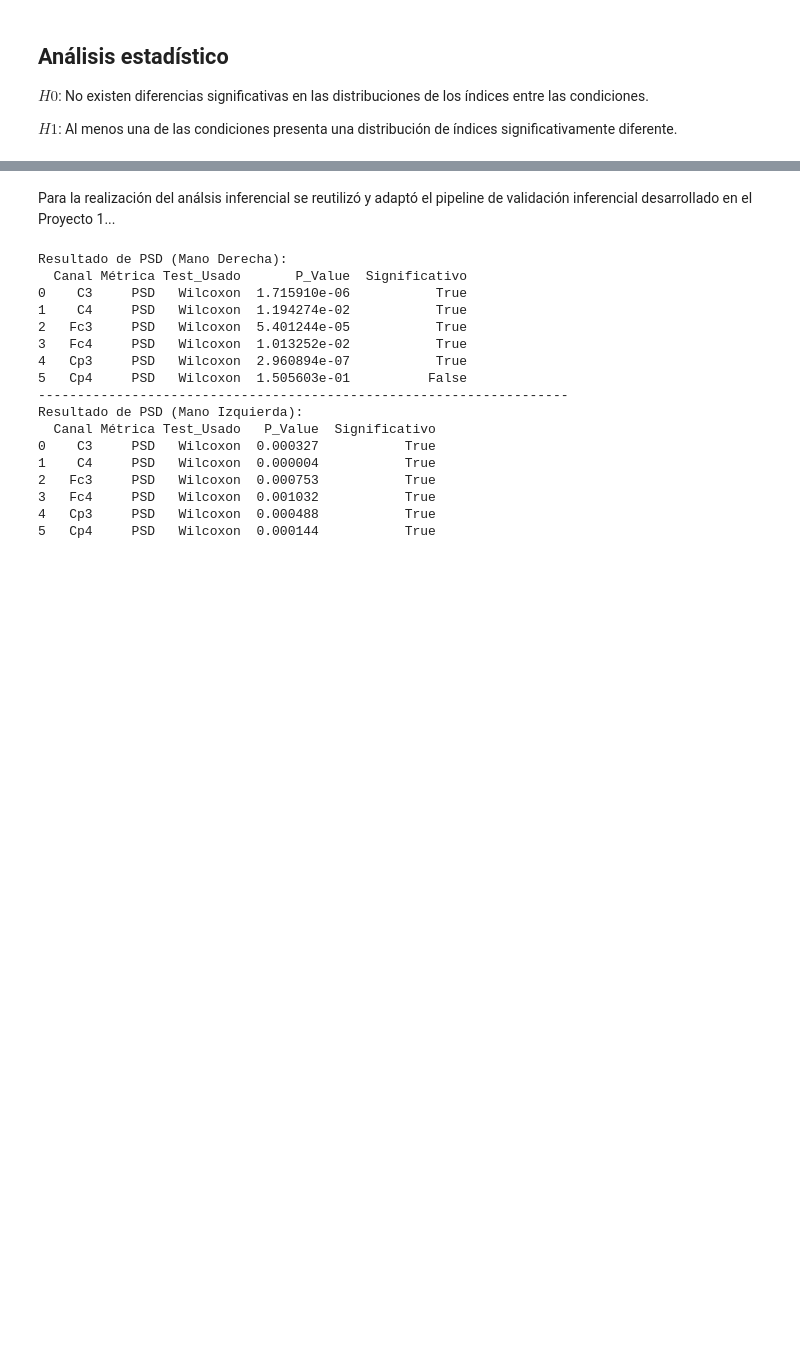
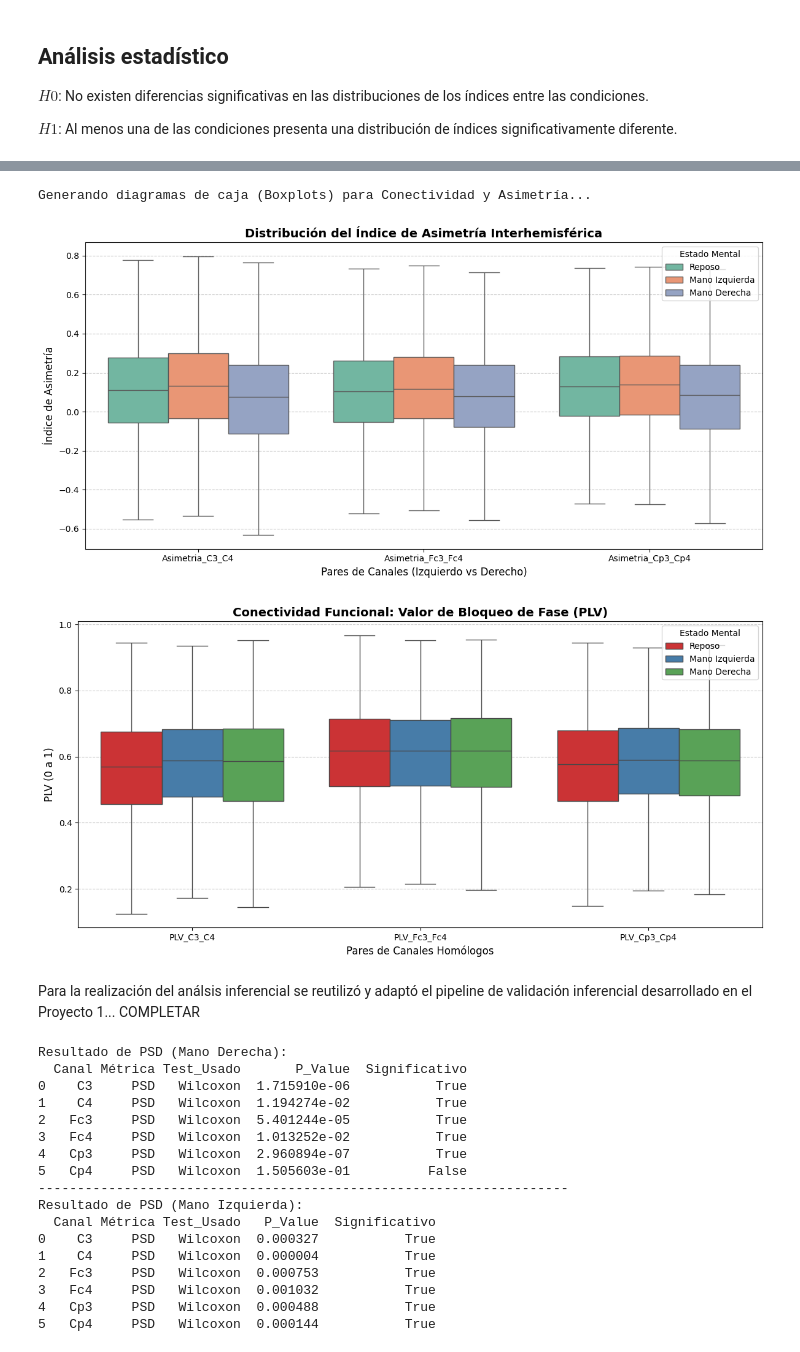
Before and after one commit to PaulaCCano/lab_Biosenales, a Jupyter notebook: proyecto_2.ipynb, the cells around one changed output, grey strips where cells are left out. Drawn from its saved outputs; the diff is of its cells as text; code cells hidden in the pictures; blank space fills up the shorter version.

```diff
--- a/proyecto_2.ipynb
+++ b/proyecto_2.ipynb
@@ -333,5 +325,54 @@ Passing `palette` without assigning `hue` is deprecated and will be removed in v
+# %%
+import matplotlib.pyplot as plt
+import seaborn as sns
+
+print("Generando diagramas de caja (Boxplots) para Conectividad y Asimetría...")
+
+# 1. Definir las columnas de las parejas de canales homólogos
+canales_asimetria = ['Asimetria_C3_C4', 'Asimetria_Fc3_Fc4', 'Asimetria_Cp3_Cp4']
+canales_plv = ['PLV_C3_C4', 'PLV_Fc3_Fc4', 'PLV_Cp3_Cp4']
+
+# ==========================================
+# GRÁFICA 3: ÍNDICE DE ASIMETRÍA INTERHEMISFÉRICA
+# ==========================================
+# Transformar a formato largo
+df_asim_melt = df_bci.melt(id_vars=['Condicion'], value_vars=canales_asimetria,
+                           var_name='Pareja', value_name='Asimetría')
+
+plt.figure(figsize=(12, 6))
+sns.boxplot(data=df_asim_melt, x='Pareja', y='Asimetría', hue='Condicion',
+            palette='Set2', showfliers=False)
+plt.title('Distribución del Índice de Asimetría Interhemisférica', fontsize=14, fontweight='bold')
+plt.ylabel('Índice de Asimetría', fontsize=12)
+plt.xlabel('Pares de Canales (Izquierdo vs Derecho)', fontsize=12)
+plt.legend(title='Estado Mental')
+plt.grid(axis='y', linestyle='--', alpha=0.7)
+plt.tight_layout()
+plt.show()
+
+# ==========================================
+# GRÁFICA 4: VALOR DE BLOQUEO DE FASE (PLV)
+# ==========================================
+# Transformar a formato largo
+df_plv_melt = df_bci.melt(id_vars=['Condicion'], value_vars=canales_plv,
+                          var_name='Pareja', value_name='PLV')
+
+plt.figure(figsize=(12, 6))
+sns.boxplot(data=df_plv_melt, x='Pareja', y='PLV', hue='Condicion',
+            palette='Set1', showfliers=False)
+plt.title('Conectividad Funcional: Valor de Bloqueo de Fase (PLV)', fontsize=14, fontweight='bold')
+plt.ylabel('PLV (0 a 1)', fontsize=12)
+plt.xlabel('Pares de Canales Homólogos', fontsize=12)
+plt.legend(title='Estado Mental')
+plt.grid(axis='y', linestyle='--', alpha=0.7)
+plt.tight_layout()
+plt.show()
+# %% [output]
+Generando diagramas de caja (Boxplots) para Conectividad y Asimetría...
+[figure, added]
+[figure, added]
 # %% [markdown]
-Para la realización del análsis inferencial se reutilizó y adaptó el pipeline de validación inferencial desarrollado en el Proyecto 1...
+Para la realización del análsis inferencial se reutilizó y adaptó el pipeline de validación inferencial desarrollado en el Proyecto 1... COMPLETAR
 # %%
 def validar_hipotesis_proyecto2(df_bci, condicion_A, condicion_B, metrica):
     """
```
Also changed, not shown: parts of 6 cells of this notebook.
